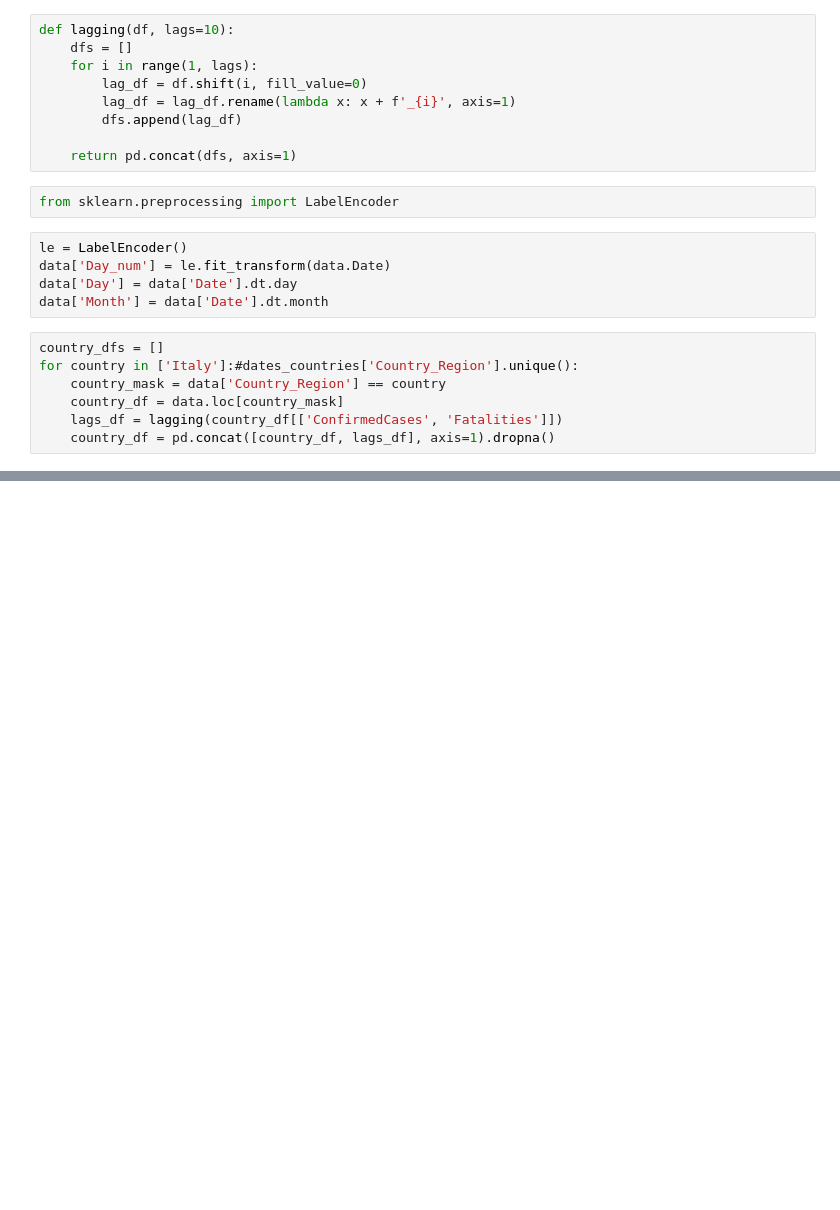
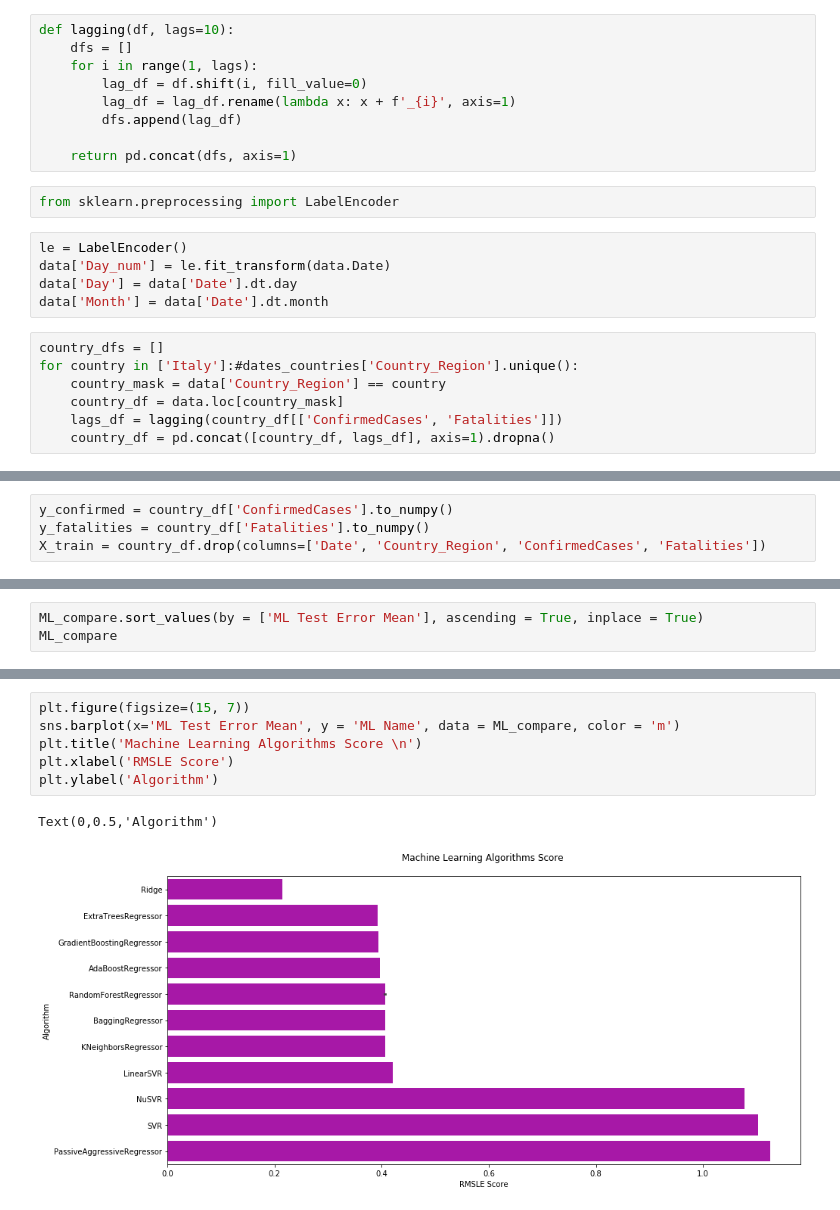
Before and after one commit to nicolaepetridean/kaggle_covid_spread_prediction, a Jupyter notebook: Investigate data.ipynb, the cells around one changed output, grey strips where cells are left out. Saved outputs shown, nothing was run; the diff lists cells and outputs as text; blank space fills up the shorter version.

Commit message:
Test many ML models

```diff
--- a/Investigate data.ipynb
+++ b/Investigate data.ipynb
@@ -53,0 +129,4 @@ country_df
+# %%
+y_confirmed = country_df['ConfirmedCases'].to_numpy()
+y_fatalities = country_df['Fatalities'].to_numpy()
+X_train = country_df.drop(columns=['Date', 'Country_Region', 'ConfirmedCases', 'Fatalities'])
@@ -53,0 +194,3 @@ country_df
+# %%
+ML_compare.sort_values(by = ['ML Test Error Mean'], ascending = True, inplace = True)
+ML_compare
@@ -53,0 +211,9 @@ country_df
+# %%
+plt.figure(figsize=(15, 7))
+sns.barplot(x='ML Test Error Mean', y = 'ML Name', data = ML_compare, color = 'm')
+plt.title('Machine Learning Algorithms Score \n')
+plt.xlabel('RMSLE Score')
+plt.ylabel('Algorithm')
+# %% [output]
+Text(0,0.5,'Algorithm')
+[figure, added]
```
Also changed, not shown: parts of 13 cells of this notebook.
